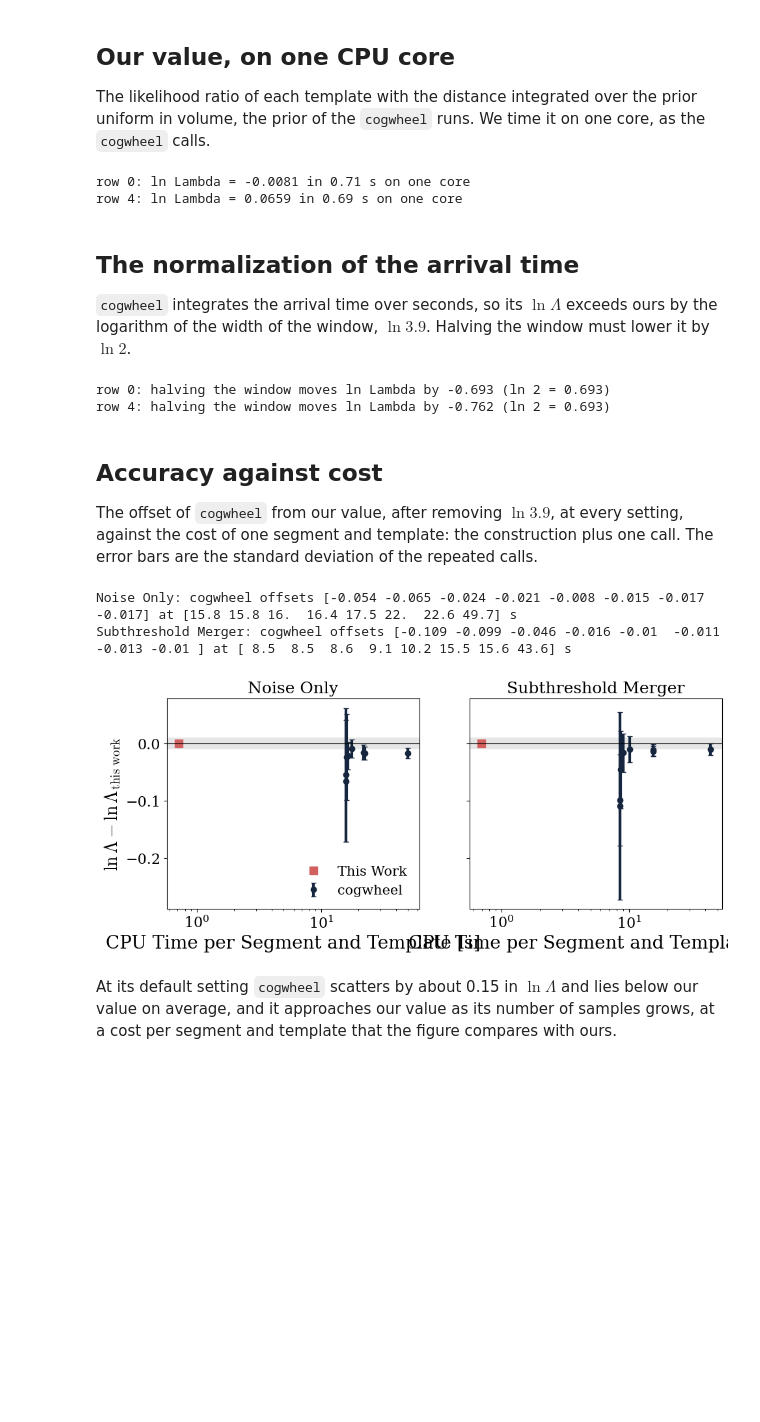
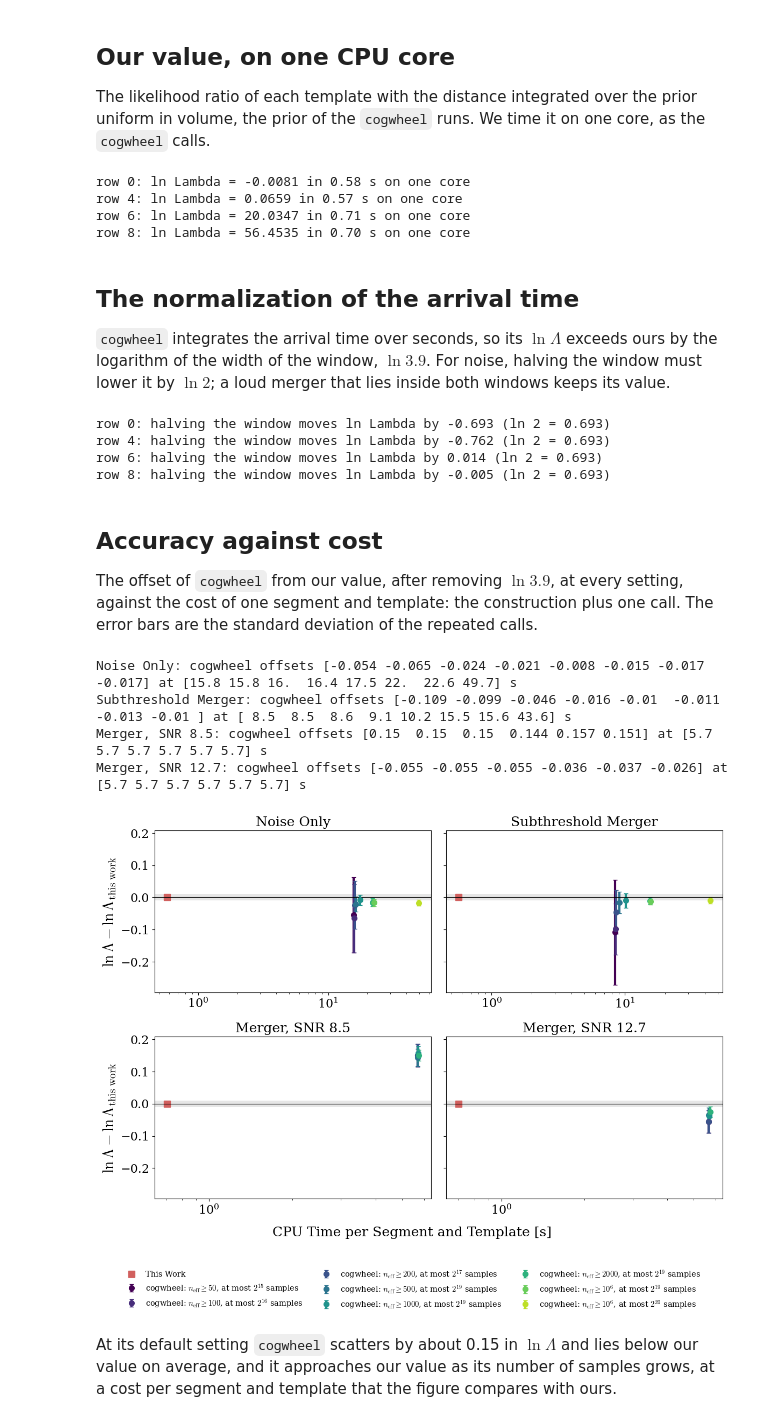
Before and after one commit to dmatter1391/exmarg, a Jupyter notebook: notebooks/06_cogwheel.ipynb, the cells around one changed output. Cells and saved outputs as stored; diff of their text form; code cells hidden in the pictures; blank space fills up the shorter version.

```diff
--- a/notebooks/06_cogwheel.ipynb
+++ b/notebooks/06_cogwheel.ipynb
@@ -23,7 +24,7 @@ from exmarg import figstyle
 
 segments = '../data/segments/three_parameters.npz'
 store = search.load_redshift_store('../tables/redshift', mmap=True)
-cog = {row: np.load('../data/results/cogwheel_row%d.npz' % row) for row in (0, 4)}
+cog = {row: np.load('../data/results/cogwheel_row%d.npz' % row) for row in (0, 4, 6, 8)}
 # %% [markdown]
 ## Our value, on one CPU core
 
@@ -32,7 +33,7 @@ The likelihood ratio of each template with the distance integrated over the prio
 # %%
 numba.set_num_threads(1)
 ours, seconds = {}, {}
-for row in (0, 4):
+for row in (0, 4, 6, 8):
     bank = search.mass_bank(cog[row]['template'][None, :], segments, 'cpu')
     search.pe_intrinsic(segments, bank, store, rows=[row], prior='volume')          # compiles
     start = time.perf_counter()
@@ -40,20 +41,24 @@ for row in (0, 4):
     seconds[row] = time.perf_counter() - start
     print('row %d: ln Lambda = %.4f in %.2f s on one core' % (row, ours[row], seconds[row]))
 # %% [output]
-row 0: ln Lambda = -0.0081 in 0.71 s on one core
-row 4: ln Lambda = 0.0659 in 0.69 s on one core
+row 0: ln Lambda = -0.0081 in 0.58 s on one core
+row 4: ln Lambda = 0.0659 in 0.57 s on one core
+row 6: ln Lambda = 20.0347 in 0.71 s on one core
+row 8: ln Lambda = 56.4535 in 0.70 s on one core
 # %% [markdown]
 ## The normalization of the arrival time
 
 `cogwheel` integrates the arrival time over seconds, so its $\ln\Lambda$ exceeds ours by the logarithm of the width of
-the window, $\ln 3.9$. Halving the window must lower it by $\ln 2$.
+the window, $\ln 3.9$. For noise, halving the window must lower it by $\ln 2$; a loud merger that lies inside both windows keeps its value.
 # %%
-for row in (0, 4):
+for row in (0, 4, 6, 8):
     lad, half = cog[row]['ladder'], cog[row]['half_window']
-    print('row %d: halving the window moves ln Lambda by %.3f (ln 2 = %.3f)' % (row, half.mean() - lad[6, 2], np.log(2)))
+    print('row %d: halving the window moves ln Lambda by %.3f (ln 2 = %.3f)' % (row, half.mean() - lad[int(cog[row]['half_index']) if 'half_index' in cog[row] else 6, 2], np.log(2)))
 # %% [output]
 row 0: halving the window moves ln Lambda by -0.693 (ln 2 = 0.693)
 row 4: halving the window moves ln Lambda by -0.762 (ln 2 = 0.693)
+row 6: halving the window moves ln Lambda by 0.014 (ln 2 = 0.693)
+row 8: halving the window moves ln Lambda by -0.005 (ln 2 = 0.693)
 # %% [markdown]
 ## Accuracy against cost
 
@@ -61,24 +66,35 @@ The offset of `cogwheel` from our value, after removing $\ln 3.9$, at every sett
 template: the construction plus one call. The error bars are the standard deviation of the repeated calls.
 # %%
 figstyle.apply()
-fig, axs = plt.subplots(1, 2, figsize=(11, 4.2), sharey=True)
-for ax, row, title in zip(axs, (0, 4), ('Noise Only', 'Subthreshold Merger')):
+fig, axs = plt.subplots(2, 2, figsize=(12, 9.5), sharey=True)
+axs = axs.ravel()
+for ax, row, title in zip(axs, (0, 4, 6, 8), ('Noise Only', 'Subthreshold Merger', 'Merger, SNR 8.5', 'Merger, SNR 12.7')):
     lad = cog[row]['ladder']
     offset = lad[:, 2] - np.log(float(cog[row]['t_range_width'])) - ours[row]
     cost = float(cog[row]['construction_s']) + lad[:, 4]
     ax.axhspan(-0.01, 0.01, color='0.9', lw=0)
-    ax.errorbar(cost, offset, yerr=lad[:, 3], fmt='o', color=figstyle.NAVY, capsize=3, label='cogwheel')
+    colors = plt.cm.viridis(np.linspace(0.0, 0.9, 8))         # one color per setting of the ladder
+    for k in range(len(lad)):
+        neff, cap = int(lad[k, 0]), int(lad[k, 1])
+        label = r'cogwheel: $n_{\rm eff} \geq %s$, at most $2^{%d}$ samples' % ('10^6' if neff >= 10 ** 6 else str(neff), cap)
+        ax.errorbar(cost[k], offset[k], yerr=lad[k, 3], fmt='o', color=colors[k], capsize=3, ms=7, label=label)
     ax.plot(seconds[row], 0.0, 's', color=figstyle.RED, ms=9, label='This Work')
     ax.axhline(0, color='k', lw=0.8)
-    ax.set_xscale('log'); ax.set_title(title); ax.set_xlabel('CPU Time per Segment and Template [s]')
+    ax.set_xscale('log'); ax.set_title(title)
     print('%s: cogwheel offsets %s at %s s' % (title, np.round(offset, 3), np.round(cost, 1)))
 axs[0].set_ylabel(r'$\ln\Lambda - \ln\Lambda_{\rm this\ work}$')
-axs[0].legend(frameon=False, loc='lower right')
+axs[2].set_ylabel(r'$\ln\Lambda - \ln\Lambda_{\rm this\ work}$')
+fig.tight_layout(rect=(0, 0.17, 1, 1))
+fig.supxlabel('CPU Time per Segment and Template [s]', y=0.15)
+handles, labels = axs[0].get_legend_handles_labels()
+fig.legend(handles, labels, loc='lower center', ncol=3, frameon=False, fontsize=10.5)
 plt.show()
 # %% [output]
 Noise Only: cogwheel offsets [-0.054 -0.065 -0.024 -0.021 -0.008 -0.015 -0.017 -0.017] at [15.8 15.8 16.  16.4 17.5 22.  22.6 49.7] s
 Subthreshold Merger: cogwheel offsets [-0.109 -0.099 -0.046 -0.016 -0.01  -0.011 -0.013 -0.01 ] at [ 8.5  8.5  8.6  9.1 10.2 15.5 15.6 43.6] s
+Merger, SNR 8.5: cogwheel offsets [0.15  0.15  0.15  0.144 0.157 0.151] at [5.7 5.7 5.7 5.7 5.7 5.7] s
+Merger, SNR 12.7: cogwheel offsets [-0.055 -0.055 -0.055 -0.036 -0.037 -0.026] at [5.7 5.7 5.7 5.7 5.7 5.7] s
-[figure, old version]
+[figure, new version]
 # %% [markdown]
 At its default setting `cogwheel` scatters by about 0.15 in $\ln\Lambda$ and lies below our value on average, and it
 approaches our value as its number of samples grows, at a cost per segment and template that the figure compares with ours.
```
Also changed, not shown: parts of 3 cells of this notebook, 8 other files.
